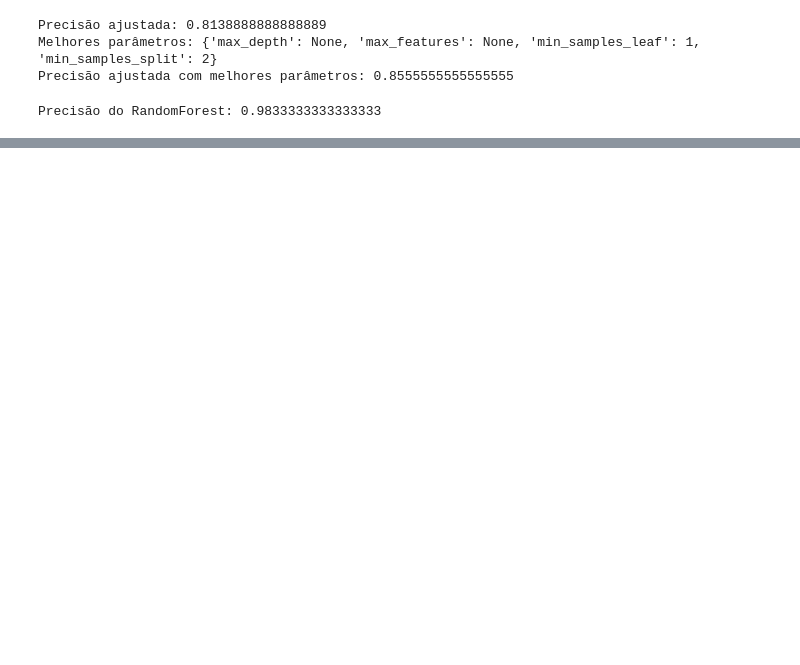
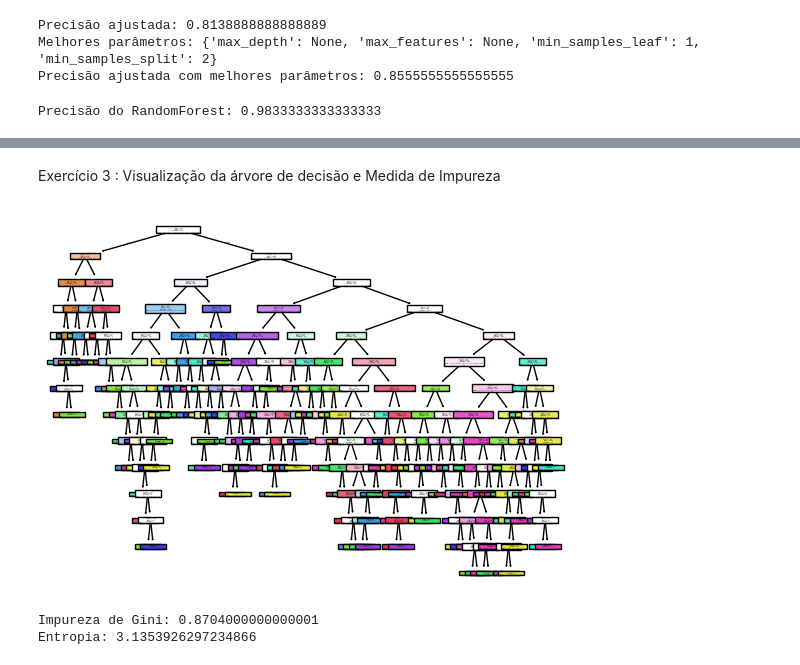
Before and after one commit to GodoyNat/mba-deeplearning-iad-006-2024-public, a Jupyter notebook: notebooks/começar_por_aqui.ipynb, the cells around one changed output, grey strips where cells are left out. Cells and saved outputs as stored; diff of their text form; code cells hidden in the pictures; blank space fills up the shorter version.

```diff
--- a/notebooks/começar_por_aqui.ipynb
+++ b/notebooks/começar_por_aqui.ipynb
@@ -188,0 +274,33 @@ To https://github.com/GodoyNat/mba-deeplearning-iad-006-2024-public
+# %% [markdown]
+Exercício 3 :  Visualização da árvore de decisão e Medida de Impureza
+# %%
+plot_tree(clf, filled=True)
+plt.show()
+# %% [output]
+[figure, added]
+# %%
+import numpy as np
+
+def gini_impurity(labels):
+    # Verifica se o array está vazio usando .size
+    if labels.size == 0:
+        return 0
+    label_counts = np.unique(labels, return_counts=True)[1]
+    probabilities = label_counts / label_counts.sum()
+    return 1 - np.sum(np.square(probabilities))
+
+def entropy(labels):
+    # Verifica se o array está vazio usando .size
+    if labels.size == 0:
+        return 0
+    label_counts = np.unique(labels, return_counts=True)[1]
+    probabilities = label_counts / label_counts.sum()
+    return -np.sum(probabilities * np.log2(probabilities))
+
+# Exemplo de cálculo para um subconjunto dos dados
+subset = y_train[:50]  # Suponha uma divisão de dados hipotética
+print("Impureza de Gini:", gini_impurity(subset))
+print("Entropia:", entropy(subset))
+# %% [output]
+Impureza de Gini: 0.8704000000000001
+Entropia: 3.1353926297234866
```
Also changed, not shown: parts of 10 cells of this notebook, 5 other files.
